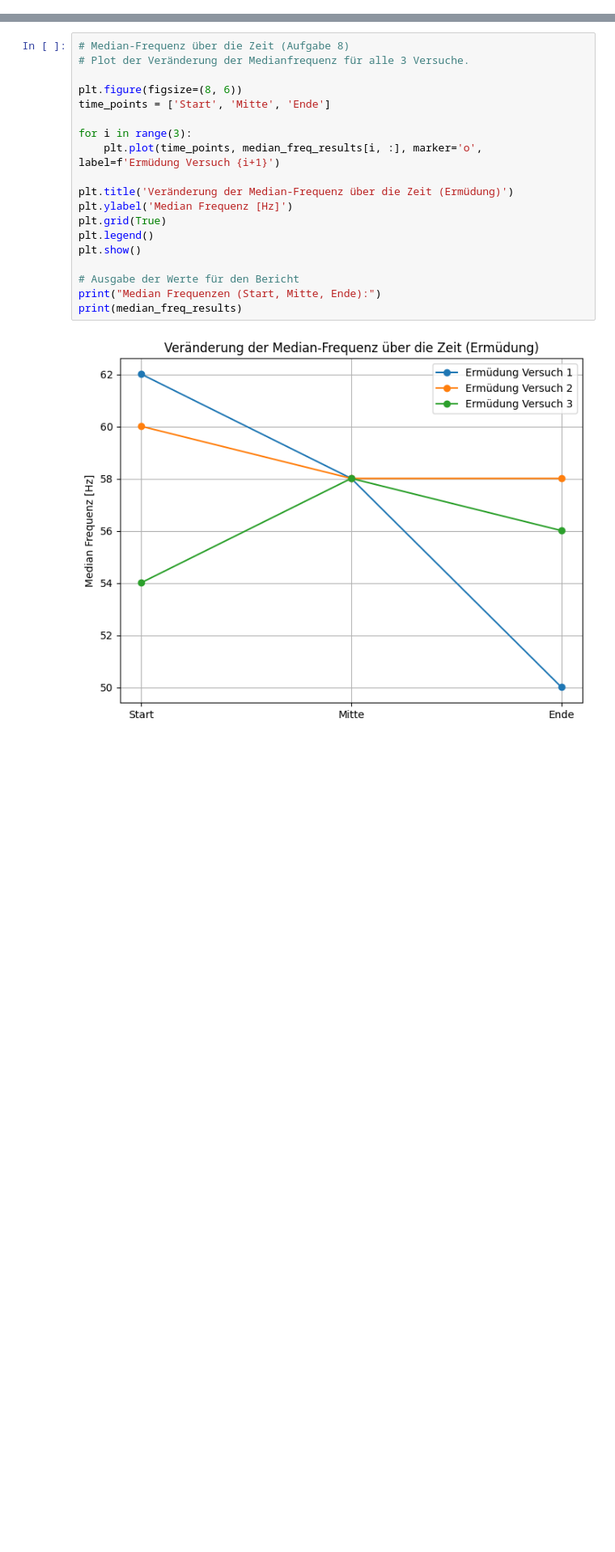
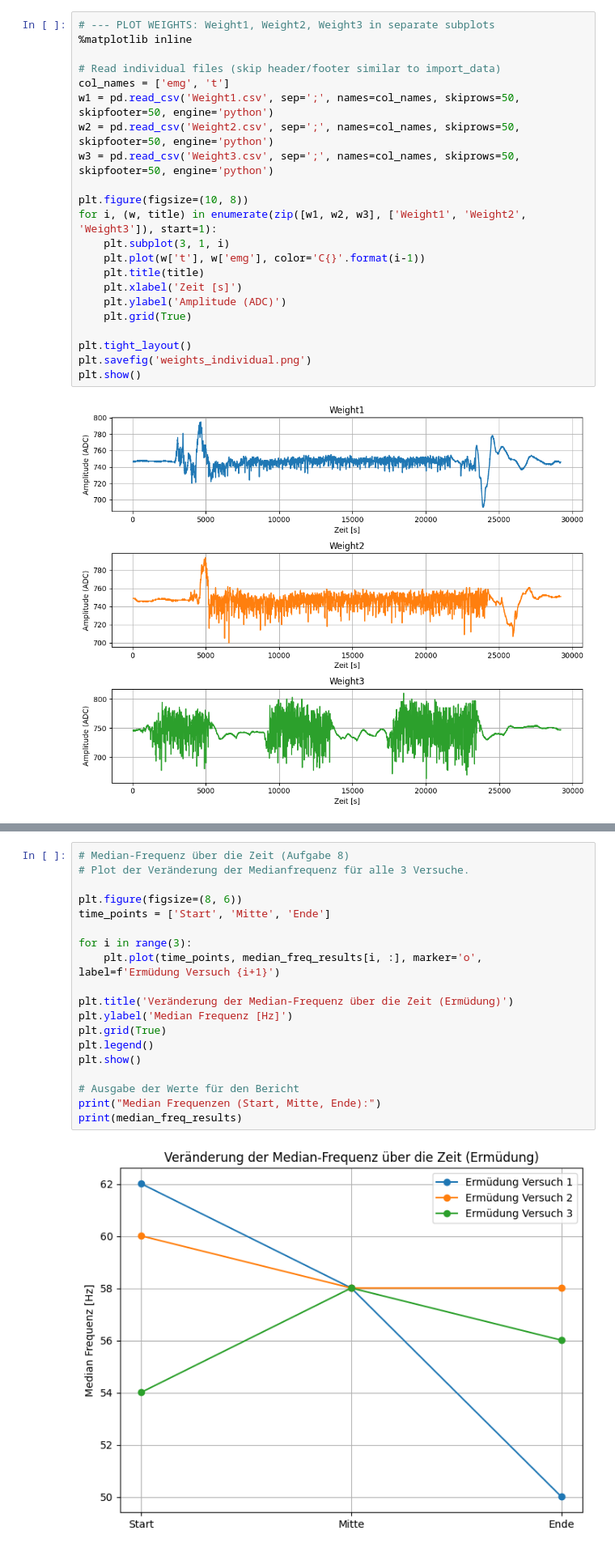
Before and after one commit to MaierElias/Labor_Biosignalverarbeitung, a Jupyter notebook: Labor_3/data_analysis/MainCode3.ipynb, the cells around one changed output, grey strips where cells are left out. Shown at 81% size. Cells and saved outputs as stored; diff of their text form; blank space fills up the shorter version.

```diff
--- a/Labor_3/data_analysis/MainCode3.ipynb
+++ b/Labor_3/data_analysis/MainCode3.ipynb
@@ -87,6 +91,30 @@ plt.savefig("filtered_mvc.png")
 # %% [output]
 Abtastrate: 2428.5476210315805 Hz
 [figure]
+# %%
+# --- PLOT WEIGHTS: Weight1, Weight2, Weight3 in separate subplots
+%matplotlib inline
+
+# Read individual files (skip header/footer similar to import_data)
+col_names = ['emg', 't']
+w1 = pd.read_csv('Weight1.csv', sep=';', names=col_names, skiprows=50, skipfooter=50, engine='python')
+w2 = pd.read_csv('Weight2.csv', sep=';', names=col_names, skiprows=50, skipfooter=50, engine='python')
+w3 = pd.read_csv('Weight3.csv', sep=';', names=col_names, skiprows=50, skipfooter=50, engine='python')
+
+plt.figure(figsize=(10, 8))
+for i, (w, title) in enumerate(zip([w1, w2, w3], ['Weight1', 'Weight2', 'Weight3']), start=1):
+    plt.subplot(3, 1, i)
+    plt.plot(w['t'], w['emg'], color='C{}'.format(i-1))
+    plt.title(title)
+    plt.xlabel('Zeit [s]')
+    plt.ylabel('Amplitude (ADC)')
+    plt.grid(True)
+
+plt.tight_layout()
+plt.savefig('weights_individual.png')
+plt.show()
+# %% [output]
+[figure, added]
 # %%
 import matplotlib
 
```
Also changed, not shown: parts of 4 cells of this notebook, 2 other files.
